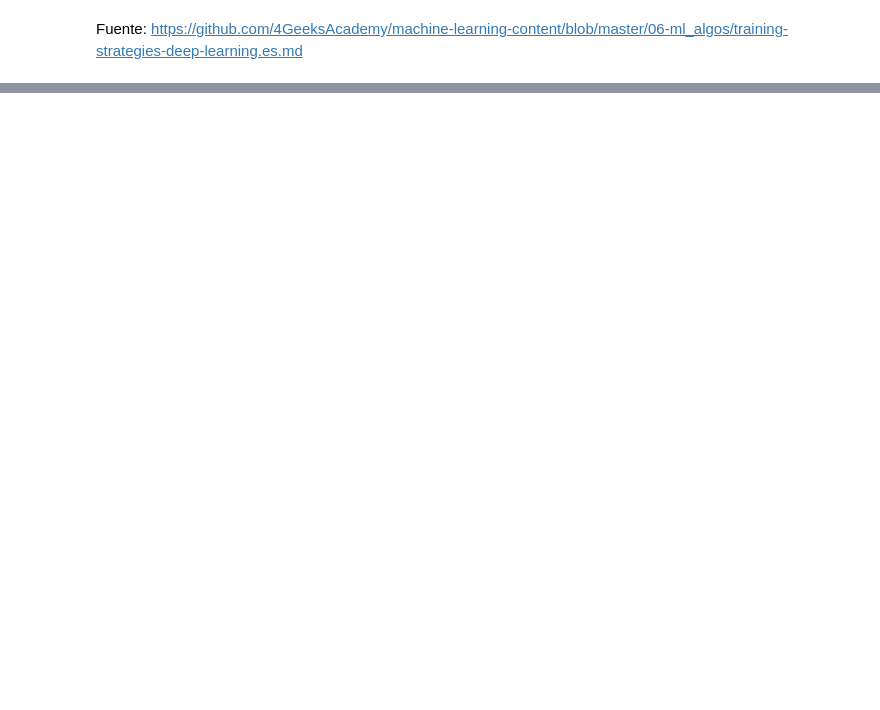
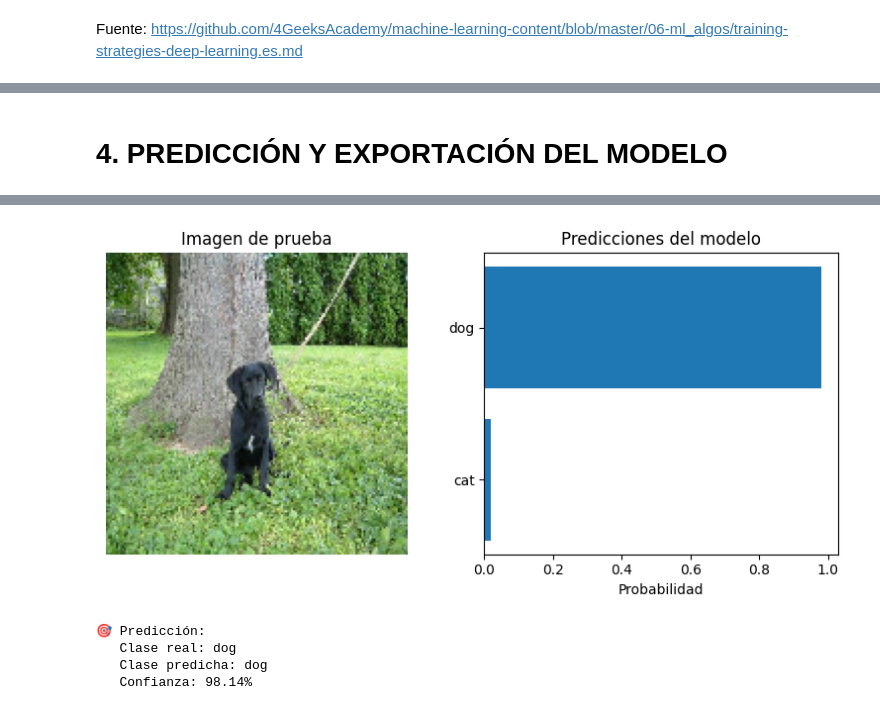
Before and after one commit to jjimvar/intro-ml, a Jupyter notebook: src/11-image-classifier.ipynb, the cells around one changed output, grey strips where cells are left out. Drawn from its saved outputs; the diff is of its cells as text; code cells hidden in the pictures; blank space fills up the shorter version.

```diff
--- a/src/11-image-classifier.ipynb
+++ b/src/11-image-classifier.ipynb
@@ -85,0 +388,36 @@ plt.show()
+# %% [markdown]
+# **4. PREDICCIÓN Y EXPORTACIÓN DEL MODELO**
+# %%
+8# Seleccionar una imagen de prueba
+test_index = 0
+test_image = X_test[test_index]
+true_label = y_test[test_index]
+
+# Hacer predicción (necesita dimensión extra)
+prediction = model.predict(test_image.reshape(1, 150, 150, 3))
+predicted_class = np.argmax(prediction)  # Clase con mayor probabilidad
+
+# Visualizar resultado
+plt.figure(figsize=(8, 4))
+
+# Imagen
+plt.subplot(1, 2, 1)
+plt.imshow(test_image)
+plt.title(f"Imagen de prueba")
+plt.axis('off')
+
+# Probabilidades
+plt.subplot(1, 2, 2)
+classes = label_encoder.classes_
+plt.barh(classes, prediction[0])
+plt.xlabel('Probabilidad')
+plt.title('Predicciones del modelo')
+plt.tight_layout()
+plt.show()
+
+# Resultado
+print(f"\n🎯 Predicción:")
+print(f"   Clase real: {label_encoder.inverse_transform([true_label])[0]}")
+print(f"   Clase predicha: {label_encoder.inverse_transform([predicted_class])[0]}")
+print(f"   Confianza: {prediction[0][predicted_class] * 100:.2f}%")
+# %% [output]
@@ -85,0 +425,5 @@ plt.show()
+[figure, added]
+🎯 Predicción:
+   Clase real: dog
+   Clase predicha: dog
+   Confianza: 98.14%
```
Also changed, not shown: parts of 38 cells of this notebook, 2 other files.
